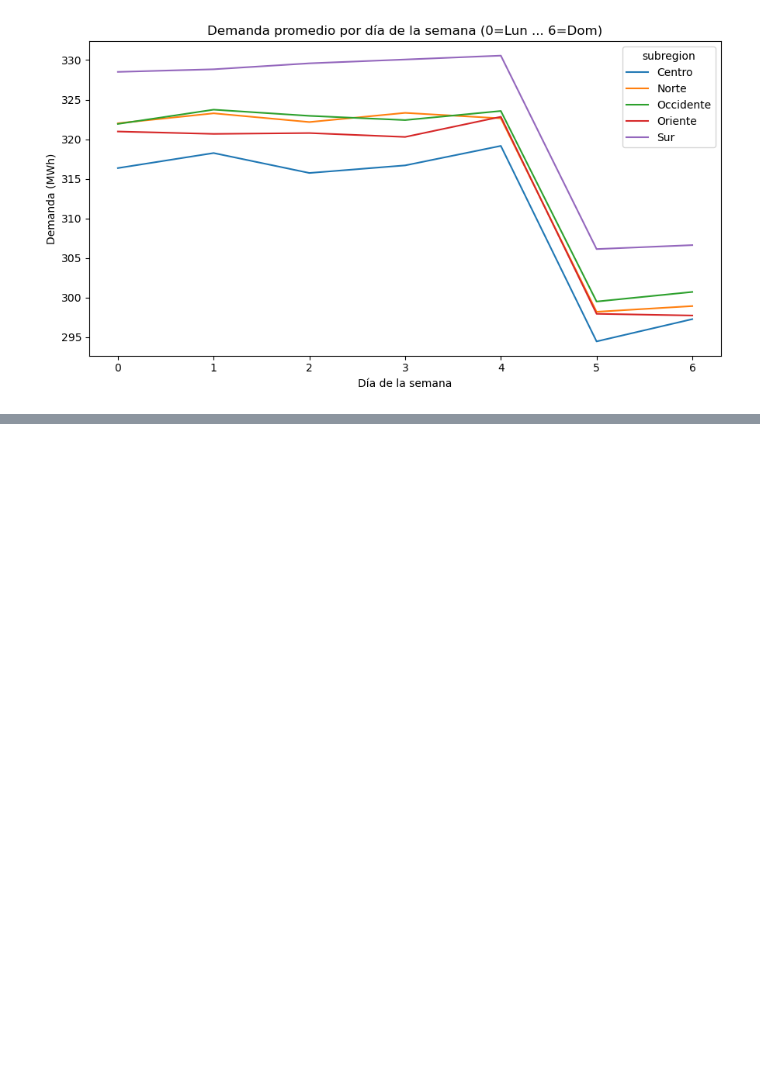
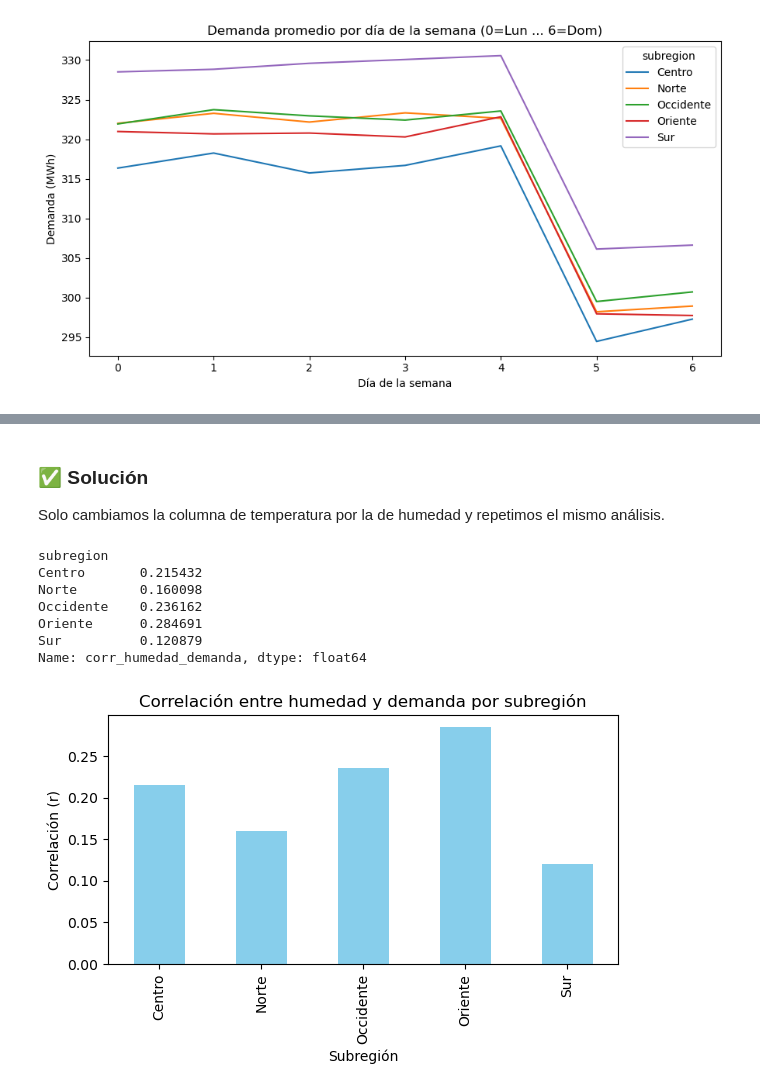
Before and after one commit to gspmalloy/USCO_Feria_Taller_Oct_2025, a Jupyter notebook: Predecir_Demanda_De_Energia_Con_Respuestas.ipynb, the cells around one changed output, grey strips where cells are left out. Saved outputs shown, nothing was run; the diff lists cells and outputs as text; code cells hidden in the pictures; blank space fills up the shorter version.

```diff
--- a/Predecir_Demanda_De_Energia_Con_Respuestas.ipynb
+++ b/Predecir_Demanda_De_Energia_Con_Respuestas.ipynb
@@ -134,0 +180,30 @@ plt.show()
+# %% [markdown]
+### ✅ Solución
+
+Solo cambiamos la columna de temperatura por la de humedad y repetimos el mismo análisis.
+# %%
+# --- Solución: Correlación humedad-demanda ---
+corr_hum = (
+    data.groupby("subregion")
+    .apply(lambda g: g["humidity_pct"].corr(g["demanda_mwh"]))
+    .rename("corr_humedad_demanda")
+)
+
+display(corr_hum)
+
+fig, ax = plt.subplots(figsize=(6,4))
+corr_hum.plot(kind="bar", color="skyblue", ax=ax)
+ax.set_title("Correlación entre humedad y demanda por subregión")
+ax.set_xlabel("Subregión")
+ax.set_ylabel("Correlación (r)")
+plt.tight_layout()
+plt.show()
+# %% [output]
+subregion
+Centro       0.215432
+Norte        0.160098
+Occidente    0.236162
+Oriente      0.284691
+Sur          0.120879
+Name: corr_humedad_demanda, dtype: float64
+[figure, added]
```
Also changed, not shown: parts of 36 cells of this notebook.
